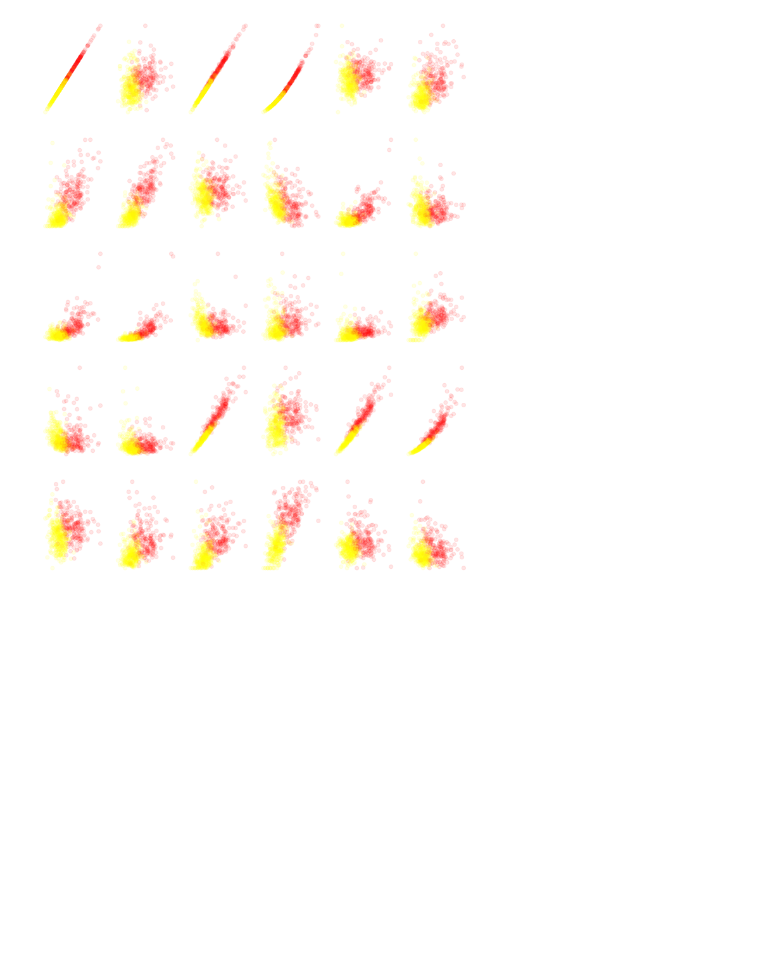
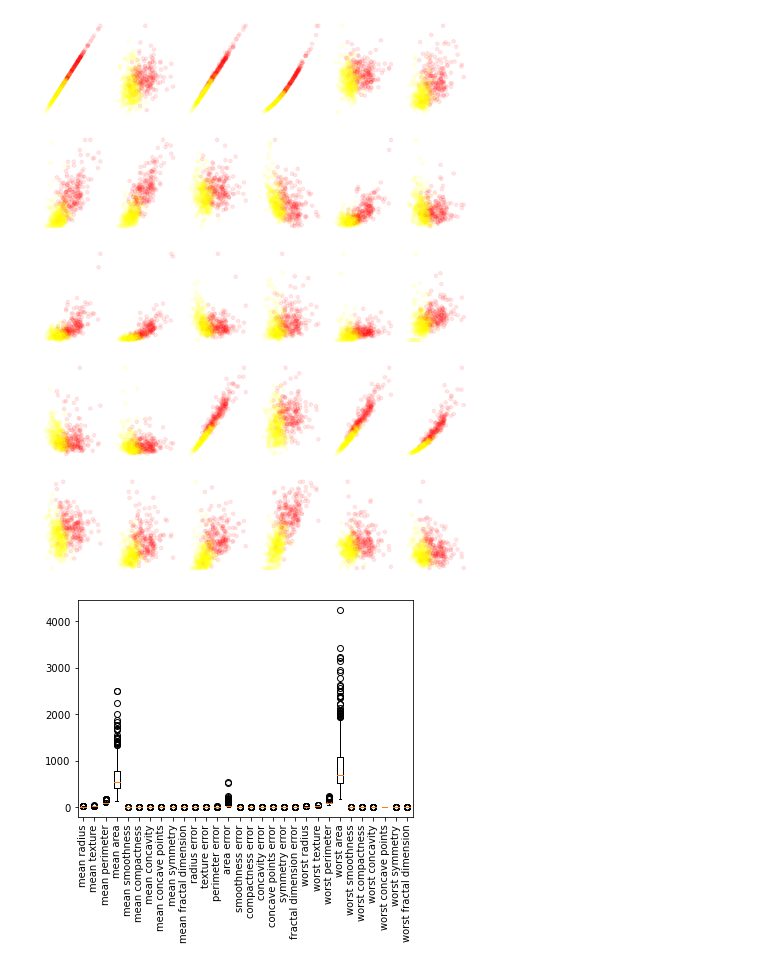
Before and after one commit to yjcwjdckd/project1, a Jupyter notebook: Untitled2.ipynb, the cells around one changed output. Saved outputs shown, nothing was run; the diff lists cells and outputs as text; code cells hidden in the pictures; blank space fills up the shorter version.

```diff
--- a/Untitled2.ipynb
+++ b/Untitled2.ipynb
@@ -40,3 +40,9 @@ for i in range(30):
     plt.axis('off')
 # %% [output]
 [figure]
+# %%
+plt.boxplot(cancer.data)
+plt.xticks(range(1,31), cancer.feature_names, rotation=90)
+pass
+# %% [output]
+[figure, added]
```
